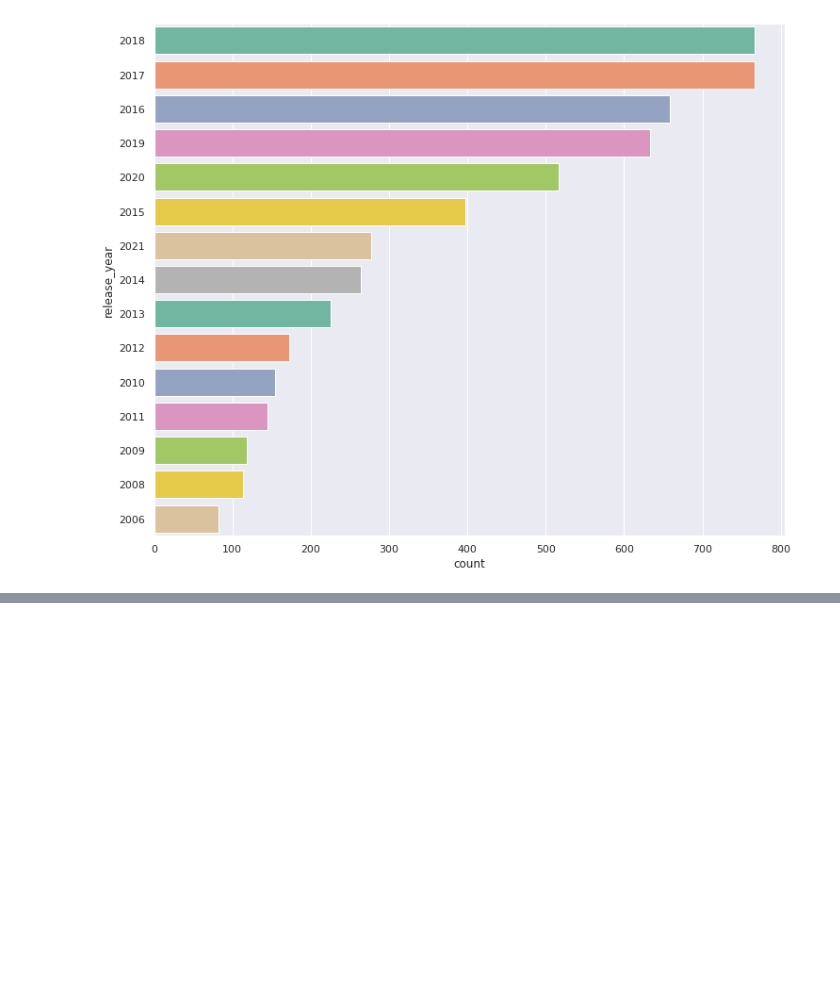
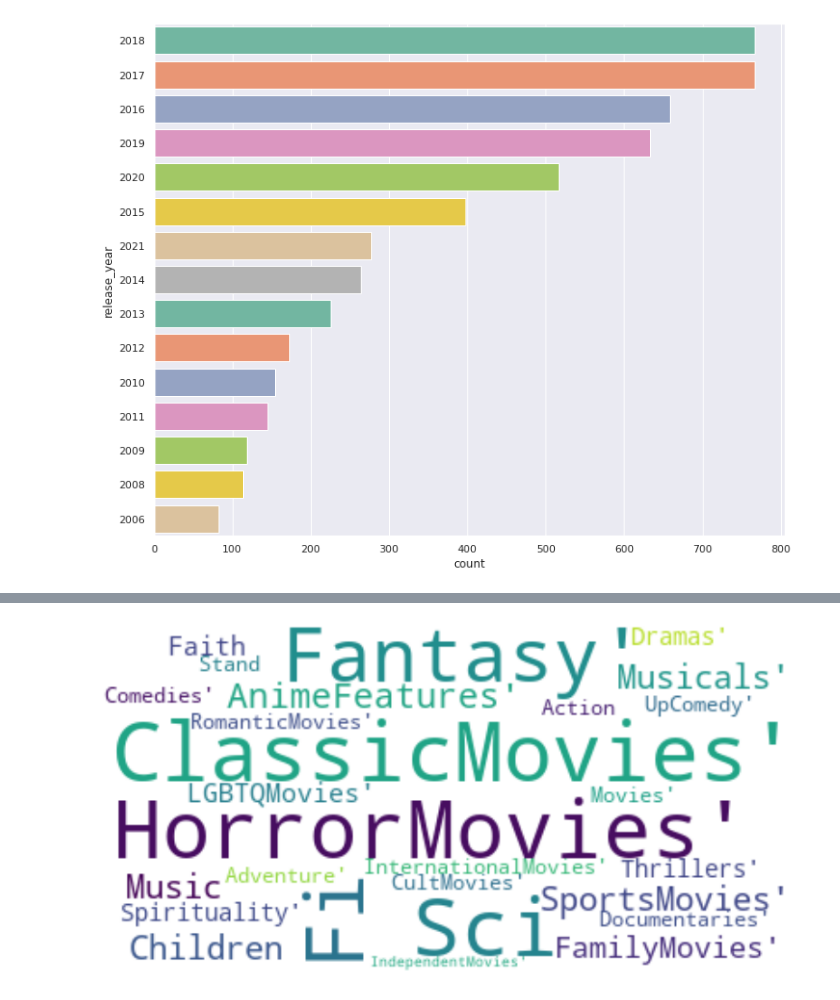
Before and after one commit to Nagmashaik123/INFO5502, a Jupyter notebook: DataMiningNetfixTitles.ipynb, the cells around one changed output, grey strips where cells are left out. Saved outputs shown, nothing was run; the diff lists cells and outputs as text; code cells hidden in the pictures; blank space fills up the shorter version.

```diff
--- a/DataMiningNetfixTitles.ipynb
+++ b/DataMiningNetfixTitles.ipynb
@@ -124,0 +169,14 @@ year=sns.countplot(y="release_year", data=df_movies,palette="Set2", order=df_mov
+# %%
+# Iterating the each genre from the data set and returning the count of each type
+from collections import Counter
+# converting the listed_in column of the df_movies frame to list to iterate over them
+genres=list(df_movies['listed_in'])
+gen=[]
+
+# Iterating through genres
+for i in genres:
+    i=list(i.split(','))
+    for j in i:
+        gen.append(j.replace(' ',""))
+g=Counter(gen) # adding to the counter
+g
@@ -124,0 +231,9 @@ year=sns.countplot(y="release_year", data=df_movies,palette="Set2", order=df_mov
+# %%
+text = list(set(gen))
+wordcloud = WordCloud(max_font_size=50, max_words=100, background_color="white").generate(str(text))
+plt.figure(figsize=(13,13))
+plt.imshow(wordcloud,interpolation="bilinear")
+plt.axis("off")
+plt.show()
+# %% [output]
+[figure, added]
```
Also changed, not shown: parts of 9 cells of this notebook.
